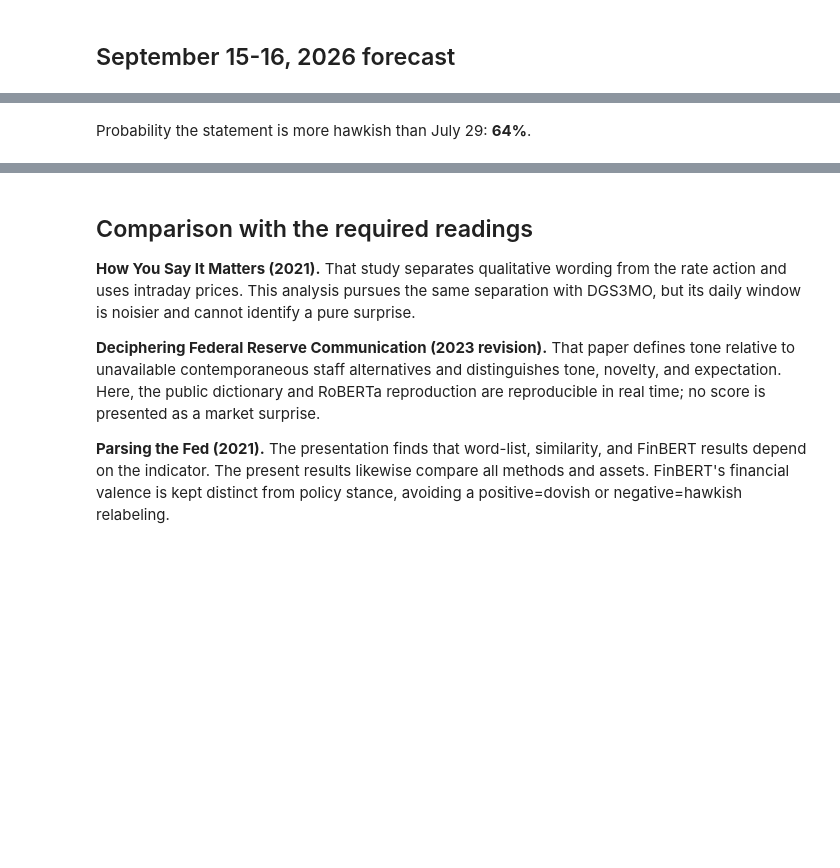
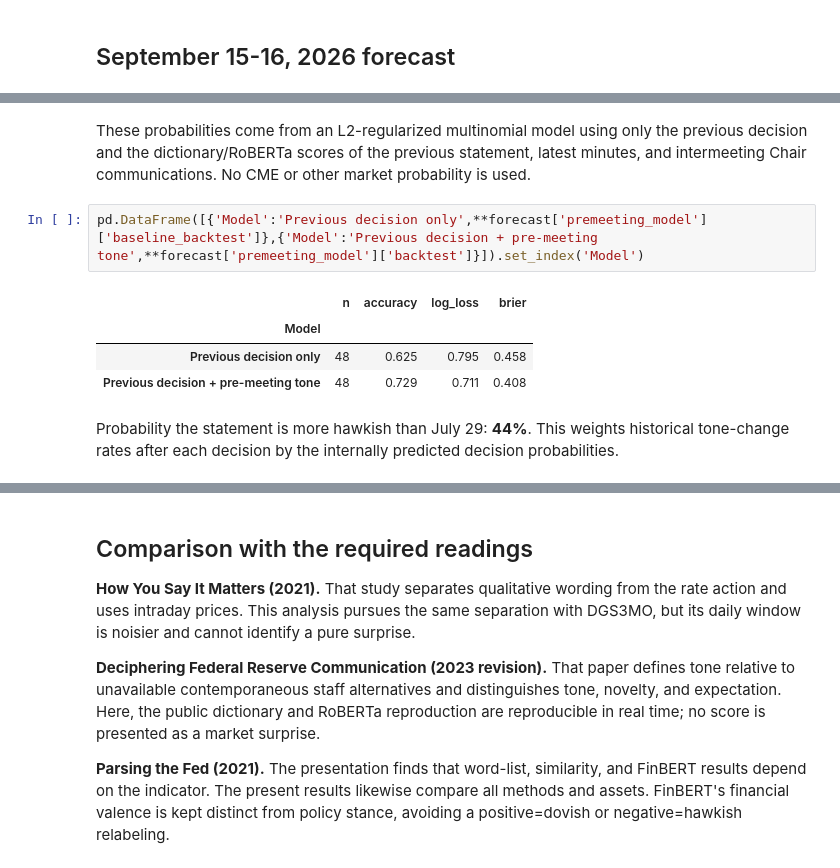
Before and after one commit to victor4628/FRE7871-A2-FOMC-Tone, a Jupyter notebook: assignment2.ipynb, the cells around one changed output, grey strips where cells are left out. Drawn from its saved outputs; the diff is of its cells as text; blank space fills up the shorter version.

Commit message:
Add internal pre-meeting policy forecast

```diff
--- a/assignment2.ipynb
+++ b/assignment2.ipynb
@@ -152,5 +155,17 @@ pd.DataFrame.from_dict(forecast['rate_probabilities'],orient='index',columns=['P
+# %% [markdown]
+These probabilities come from an L2-regularized multinomial model using only
+the previous decision and the dictionary/RoBERTa scores of the previous statement,
+latest minutes, and intermeeting Chair communications. No CME or other market
+probability is used.
+# %%
+pd.DataFrame([{'Model':'Previous decision only',**forecast['premeeting_model']['baseline_backtest']},{'Model':'Previous decision + pre-meeting tone',**forecast['premeeting_model']['backtest']}]).set_index('Model')
+# %% [output]
+|  | n | accuracy | log_loss | brier |
+| Model |  |  |  |  |
+| Previous decision only | 48 | 0.625 | 0.795 | 0.458 |
+| Previous decision + pre-meeting tone | 48 | 0.729 | 0.711 | 0.408 |
 # %% [markdown]
-Probability the statement is more hawkish than July 29: **64%**.
+Probability the statement is more hawkish than July 29: **44%**. This weights historical tone-change rates after each decision by the internally predicted decision probabilities.
 # %%
 pd.DataFrame(forecast['market_reaction']).T
 # %% [output]
```
Also changed, not shown: parts of 12 cells of this notebook, 11 other files.
